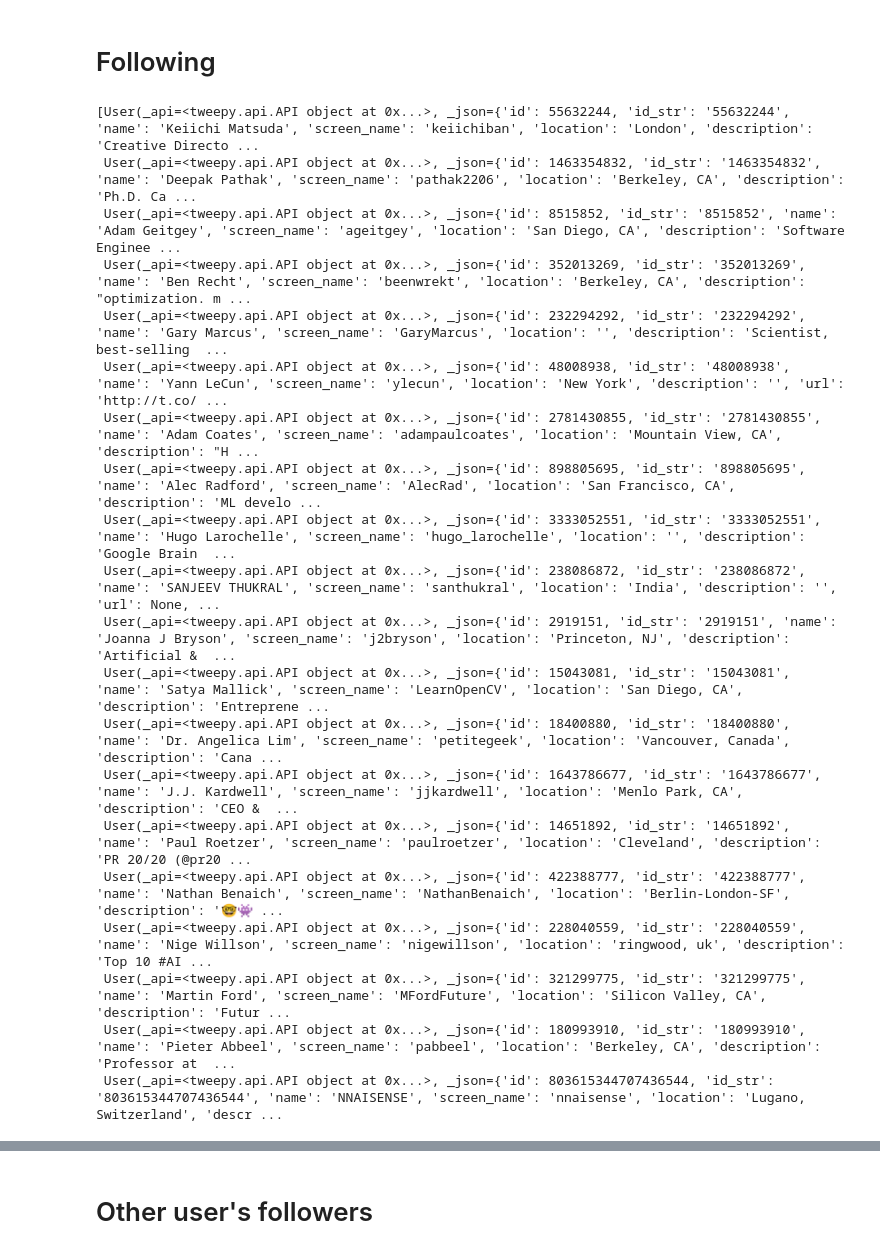
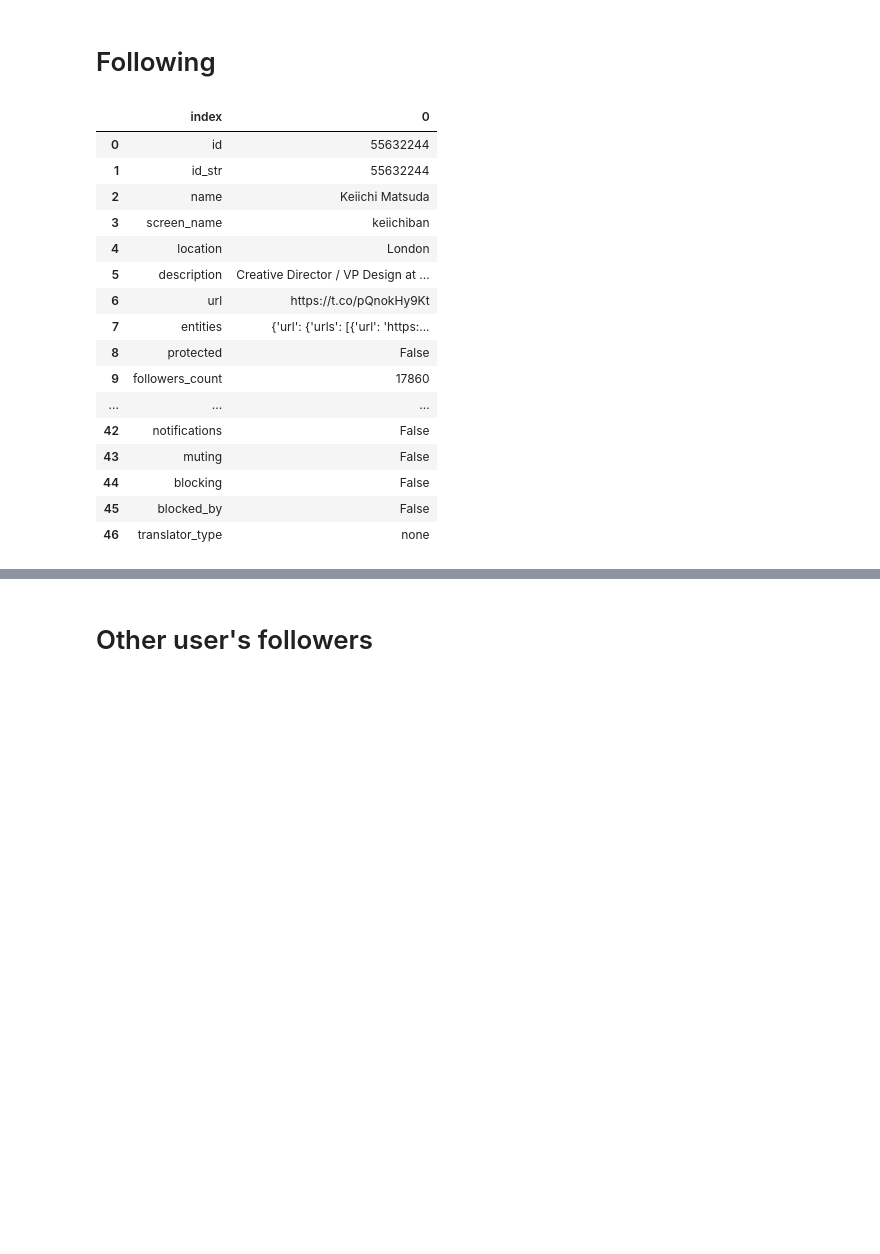
Before and after one commit to chinmaydas96/twitter_sentiment, a Jupyter notebook: Twitter_Analysis.ipynb, the cells around one changed output, grey strips where cells are left out. Saved outputs shown, nothing was run; the diff lists cells and outputs as text; code cells hidden in the pictures; blank space fills up the shorter version.

```diff
--- a/Twitter_Analysis.ipynb
+++ b/Twitter_Analysis.ipynb
@@ -58,26 +81,3 @@ user_name
 'chinmaydas96'
 # %% [markdown]
 # Following
-# %%
-api.friends()
-# %% [output]
-[User(_api=<tweepy.api.API object at 0x...>, _json={'id': 55632244, 'id_str': '55632244', 'name': 'Keiichi Matsuda', 'screen_name': 'keiichiban', 'location': 'London', 'description': 'Creative Directo ...
- User(_api=<tweepy.api.API object at 0x...>, _json={'id': 1463354832, 'id_str': '1463354832', 'name': 'Deepak Pathak', 'screen_name': 'pathak2206', 'location': 'Berkeley, CA', 'description': 'Ph.D. Ca ...
- User(_api=<tweepy.api.API object at 0x...>, _json={'id': 8515852, 'id_str': '8515852', 'name': 'Adam Geitgey', 'screen_name': 'ageitgey', 'location': 'San Diego, CA', 'description': 'Software Enginee ...
- User(_api=<tweepy.api.API object at 0x...>, _json={'id': 352013269, 'id_str': '352013269', 'name': 'Ben Recht', 'screen_name': 'beenwrekt', 'location': 'Berkeley, CA', 'description': "optimization. m ...
- User(_api=<tweepy.api.API object at 0x...>, _json={'id': 232294292, 'id_str': '232294292', 'name': 'Gary Marcus', 'screen_name': 'GaryMarcus', 'location': '', 'description': 'Scientist, best-selling  ...
- User(_api=<tweepy.api.API object at 0x...>, _json={'id': 48008938, 'id_str': '48008938', 'name': 'Yann LeCun', 'screen_name': 'ylecun', 'location': 'New York', 'description': '', 'url': 'http://t.co/ ...
- User(_api=<tweepy.api.API object at 0x...>, _json={'id': 2781430855, 'id_str': '2781430855', 'name': 'Adam Coates', 'screen_name': 'adampaulcoates', 'location': 'Mountain View, CA', 'description': "H ...
- User(_api=<tweepy.api.API object at 0x...>, _json={'id': 898805695, 'id_str': '898805695', 'name': 'Alec Radford', 'screen_name': 'AlecRad', 'location': 'San Francisco, CA', 'description': 'ML develo ...
- User(_api=<tweepy.api.API object at 0x...>, _json={'id': 3333052551, 'id_str': '3333052551', 'name': 'Hugo Larochelle', 'screen_name': 'hugo_larochelle', 'location': '', 'description': 'Google Brain  ...
- User(_api=<tweepy.api.API object at 0x...>, _json={'id': 238086872, 'id_str': '238086872', 'name': 'SANJEEV THUKRAL', 'screen_name': 'santhukral', 'location': 'India', 'description': '', 'url': None, ...
- User(_api=<tweepy.api.API object at 0x...>, _json={'id': 2919151, 'id_str': '2919151', 'name': 'Joanna J Bryson', 'screen_name': 'j2bryson', 'location': 'Princeton, NJ', 'description': 'Artificial &  ...
- User(_api=<tweepy.api.API object at 0x...>, _json={'id': 15043081, 'id_str': '15043081', 'name': 'Satya Mallick', 'screen_name': 'LearnOpenCV', 'location': 'San Diego, CA', 'description': 'Entreprene ...
- User(_api=<tweepy.api.API object at 0x...>, _json={'id': 18400880, 'id_str': '18400880', 'name': 'Dr. Angelica Lim', 'screen_name': 'petitegeek', 'location': 'Vancouver, Canada', 'description': 'Cana ...
- User(_api=<tweepy.api.API object at 0x...>, _json={'id': 1643786677, 'id_str': '1643786677', 'name': 'J.J. Kardwell', 'screen_name': 'jjkardwell', 'location': 'Menlo Park, CA', 'description': 'CEO &  ...
- User(_api=<tweepy.api.API object at 0x...>, _json={'id': 14651892, 'id_str': '14651892', 'name': 'Paul Roetzer', 'screen_name': 'paulroetzer', 'location': 'Cleveland', 'description': 'PR 20/20 (@pr20 ...
- User(_api=<tweepy.api.API object at 0x...>, _json={'id': 422388777, 'id_str': '422388777', 'name': 'Nathan Benaich', 'screen_name': 'NathanBenaich', 'location': 'Berlin-London-SF', 'description': '🤓👾 ...
- User(_api=<tweepy.api.API object at 0x...>, _json={'id': 228040559, 'id_str': '228040559', 'name': 'Nige Willson', 'screen_name': 'nigewillson', 'location': 'ringwood, uk', 'description': 'Top 10 #AI ...
- User(_api=<tweepy.api.API object at 0x...>, _json={'id': 321299775, 'id_str': '321299775', 'name': 'Martin Ford', 'screen_name': 'MFordFuture', 'location': 'Silicon Valley, CA', 'description': 'Futur ...
- User(_api=<tweepy.api.API object at 0x...>, _json={'id': 180993910, 'id_str': '180993910', 'name': 'Pieter Abbeel', 'screen_name': 'pabbeel', 'location': 'Berkeley, CA', 'description': 'Professor at  ...
- User(_api=<tweepy.api.API object at 0x...>, _json={'id': 803615344707436544, 'id_str': '803615344707436544', 'name': 'NNAISENSE', 'screen_name': 'nnaisense', 'location': 'Lugano, Switzerland', 'descr ...
@@ -84,3 +86,25 @@ api.friends()
+# %%
+following = pd.DataFrame.from_dict(api.friends()[0]._json, orient='index')
+following.reset_index(level=0, inplace=True)
+following
+# %% [output]
+|  | index | 0 |
+| 0 | id | 55632244 |
+| 1 | id_str | 55632244 |
+| 2 | name | Keiichi Matsuda |
+| 3 | screen_name | keiichiban |
+| 4 | location | London |
+| 5 | description | Creative Director / VP Design at ... |
+| 6 | url | https://t.co/pQnokHy9Kt |
+| 7 | entities | {'url': {'urls': [{'url': 'https:... |
+| 8 | protected | False |
+| 9 | followers_count | 17860 |
+| ... | ... | ... |
+| 42 | notifications | False |
+| 43 | muting | False |
+| 44 | blocking | False |
+| 45 | blocked_by | False |
+| 46 | translator_type | none |
 # %%
 for friend in tweepy.Cursor(api.friends).items():
     # Process the friend here
```
Also changed, not shown: parts of 18 cells of this notebook, 2 other files.
